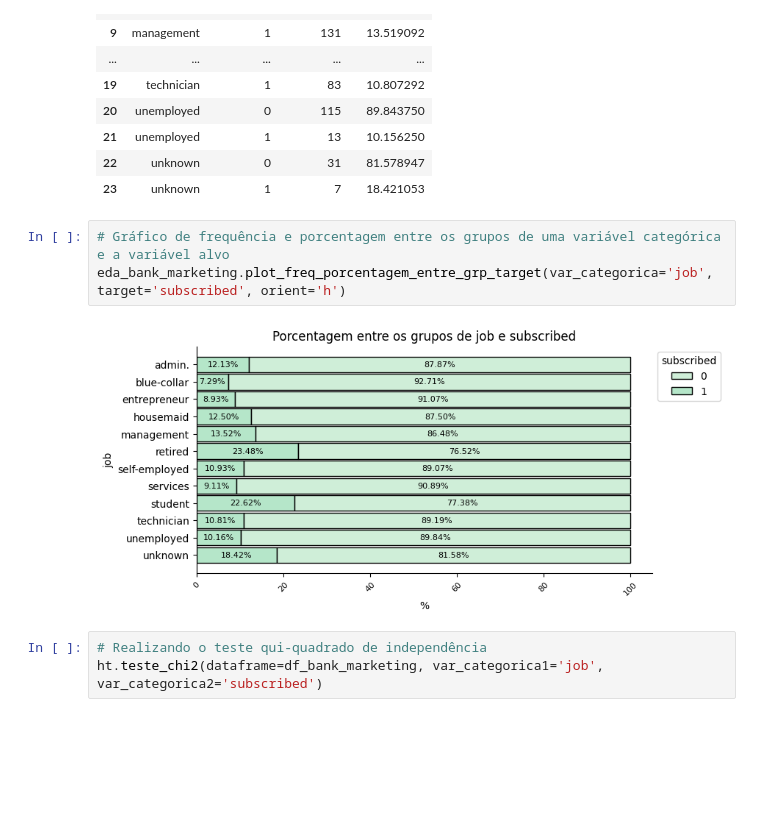
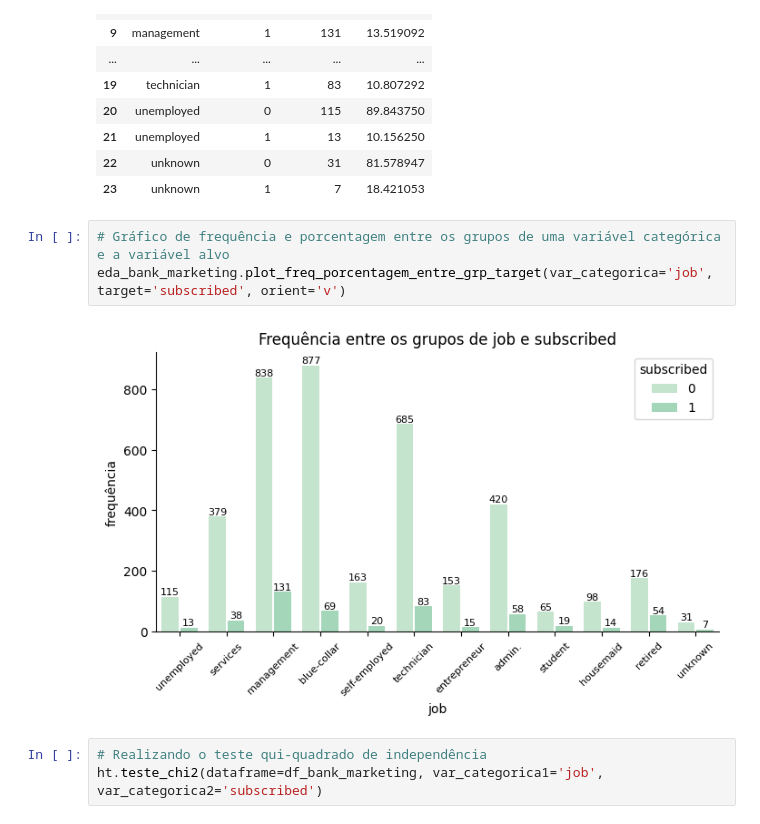
Before and after one commit to AAndreo/bank.marketing, a Jupyter notebook: bank_marketing/eda.ipynb, the cells around one changed output. Saved outputs shown, nothing was run; the diff lists cells and outputs as text; blank space fills up the shorter version.

```diff
--- a/bank_marketing/eda.ipynb
+++ b/bank_marketing/eda.ipynb
@@ -993,9 +1023,9 @@ eda_bank_marketing.freq_porcentagem_entre_grp_target(var_categorica='job', targe
 | 23 | unknown | 1 | 7 | 18.421053 |
 # %%
 # Gráfico de frequência e porcentagem entre os grupos de uma variável categórica e a variável alvo
-eda_bank_marketing.plot_freq_porcentagem_entre_grp_target(var_categorica='job', target='subscribed', orient='h')
+eda_bank_marketing.plot_freq_porcentagem_entre_grp_target(var_categorica='job', target='subscribed', orient='v')
 # %% [output]
-[figure, old version]
+[figure, new version]
 # %%
 # Realizando o teste qui-quadrado de independência
 ht.teste_chi2(dataframe=df_bank_marketing, var_categorica1='job', var_categorica2='subscribed')
```
Also changed, not shown: parts of 267 cells of this notebook, 3 other files.
